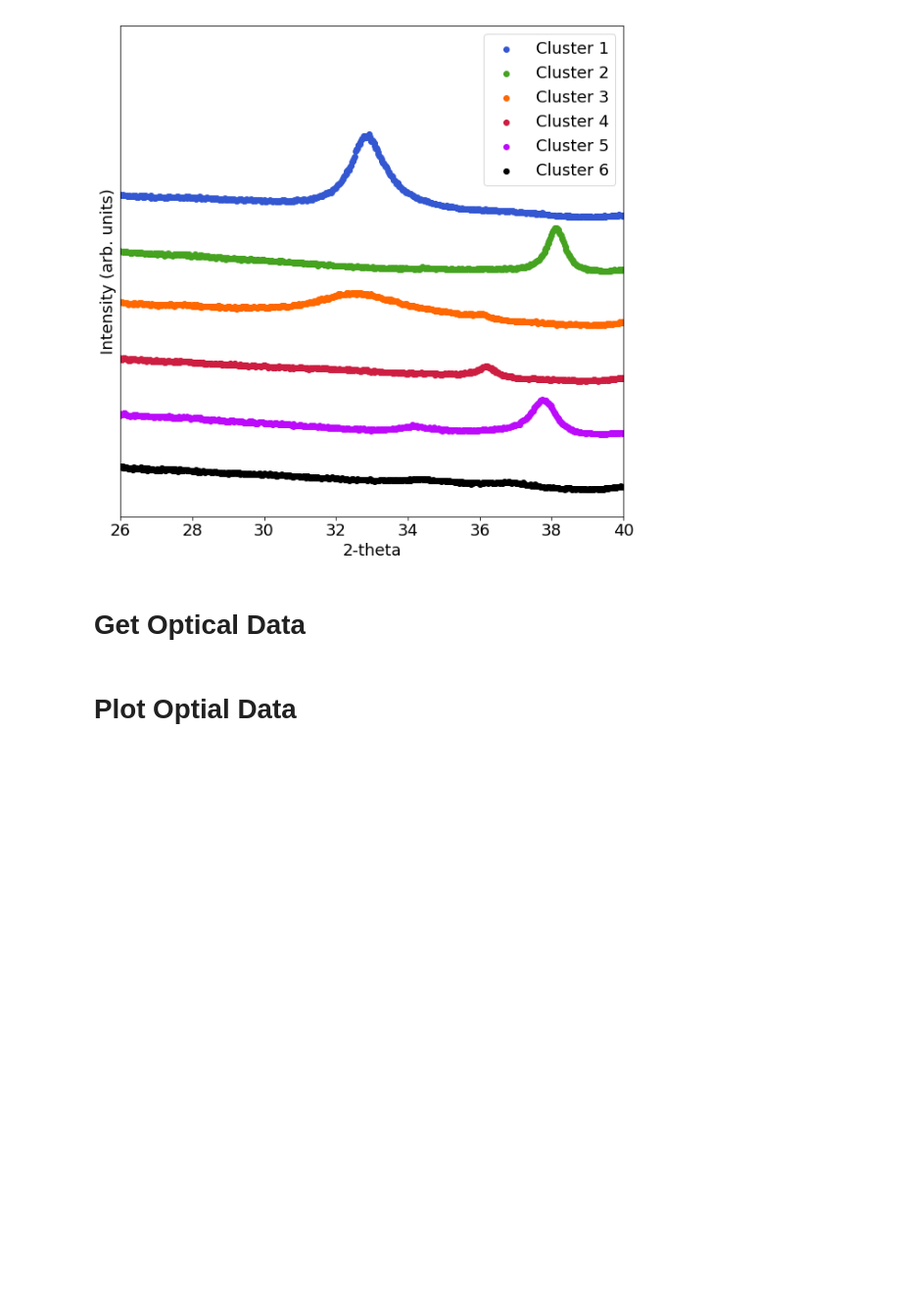
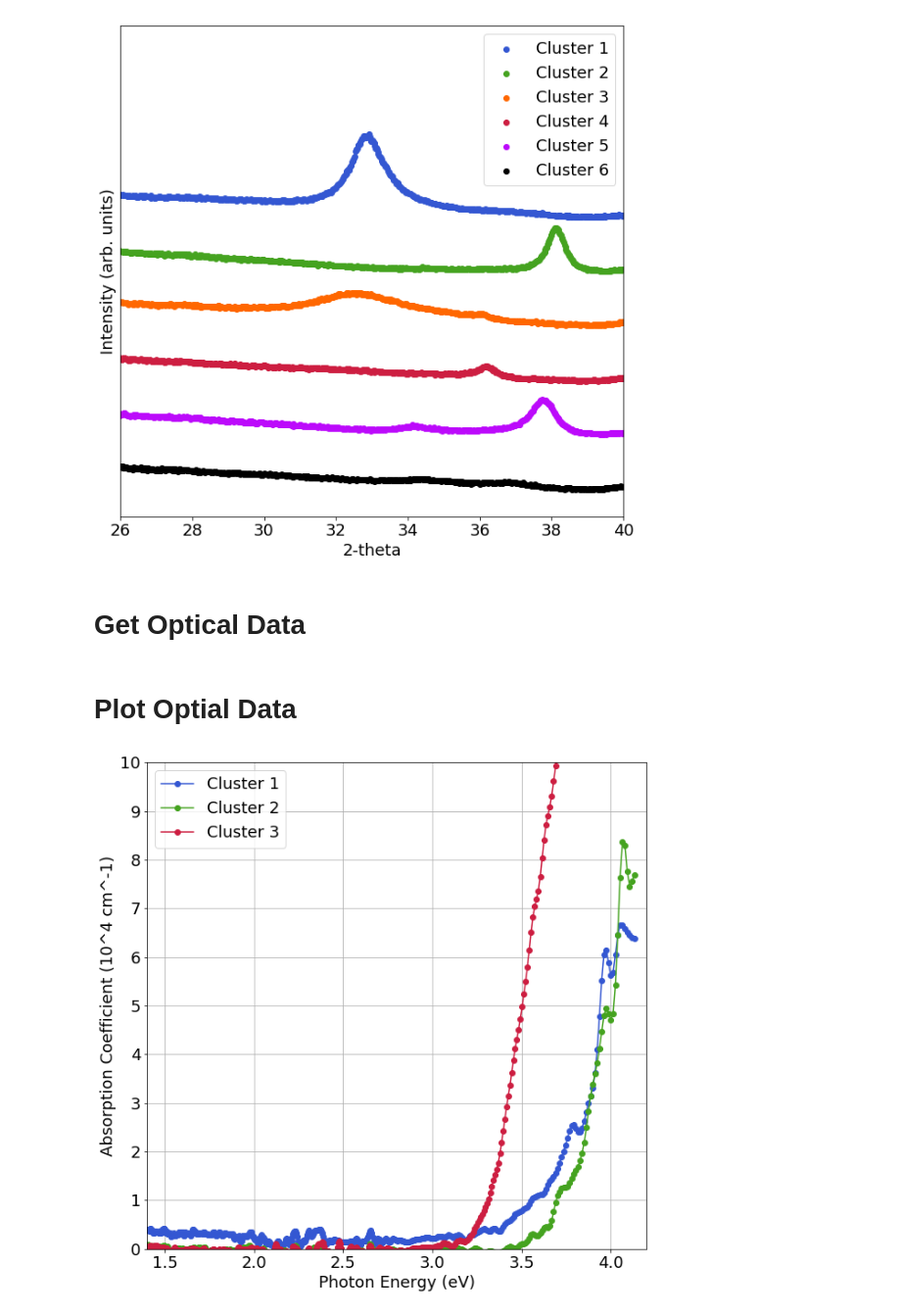
Before and after one commit to usnistgov/NIST-NREL-Interlaboratory-Figures, a Jupyter notebook: ternary-cluster.ipynb, the cells around one changed output. Shown at 98% size. Drawn from its saved outputs; the diff is of its cells as text; code cells hidden in the pictures; blank space fills up the shorter version.

```diff
--- a/ternary-cluster.ipynb
+++ b/ternary-cluster.ipynb
@@ -239,3 +237,25 @@ NIST_cluster_6_data_opt = query_response[0]['content']['library-spectra-measurem
+# %%
+NREL_data = pd.read_csv('Data_AlphaSpectra_NREL_Clusters.csv')
+
+font = {'size'   : 18}
+matplotlib.rc('font', **font)
+plt.figure(figsize=(10,10))
+ax = plt.axes()
+plt.plot(NREL_data['eV'],NREL_data['C1_S20']/1e4, 'o-', label = "Cluster 1", color=colorsListNREL[0])
+plt.plot(NREL_data['eV'],NREL_data['C2_S71']/1e4, 'o-', label = "Cluster 2", color=colorsListNREL[1])
+plt.plot(NREL_data['eV'],NREL_data['C3_S146']/1e4, 'o-', label = "Cluster 3", color=colorsListNREL[2])
+
+plt.legend()
+plt.xlabel('Photon Energy (eV)')
+plt.ylabel('Absorption Coefficient (10^4 cm^-1)')
+plt.xlim(1.4, 4.2)
+plt.ylim(0, 10)
+plt.grid(True)
+ax.set_yticks(range(0, 11, 1))
+plt.savefig("cluster-NREL-NIST-Optical.pdf", bbox_inches='tight')
+plt.show()
+# %% [output]
+[figure, added]
 # %%
 font = {'size'   : 18}
 matplotlib.rc('font', **font)
```
Also changed, not shown: parts of 2 cells of this notebook, 7 other files.
